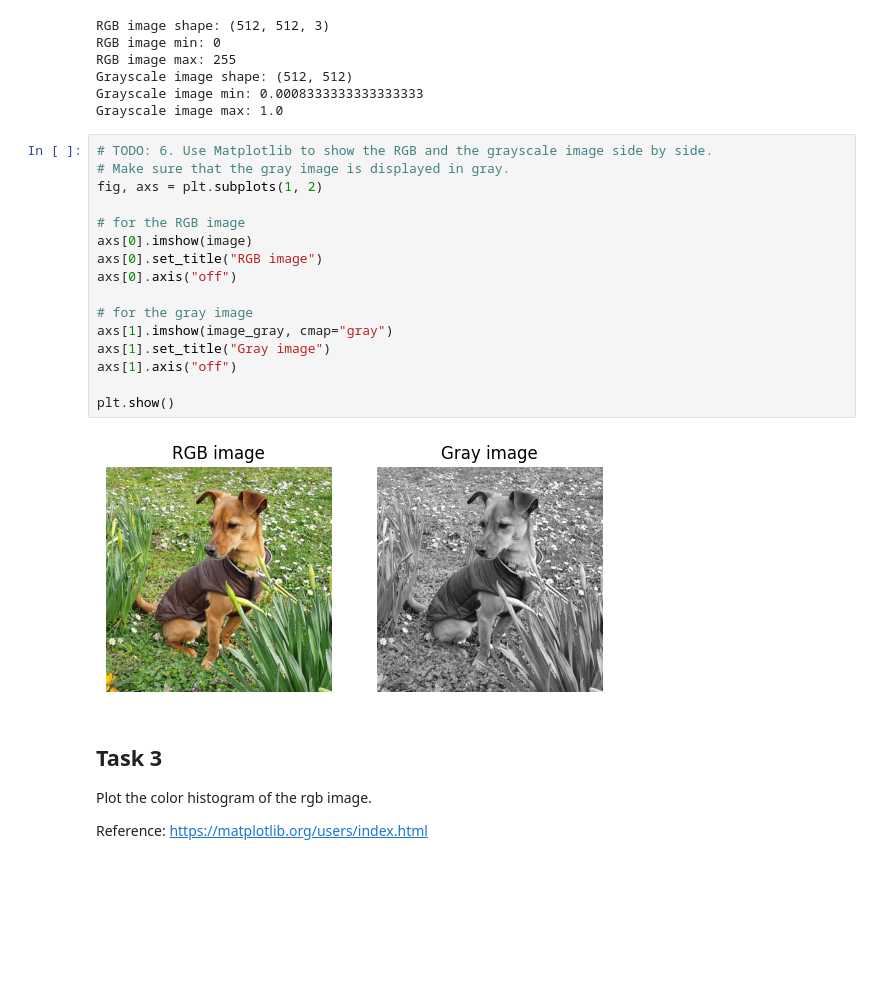
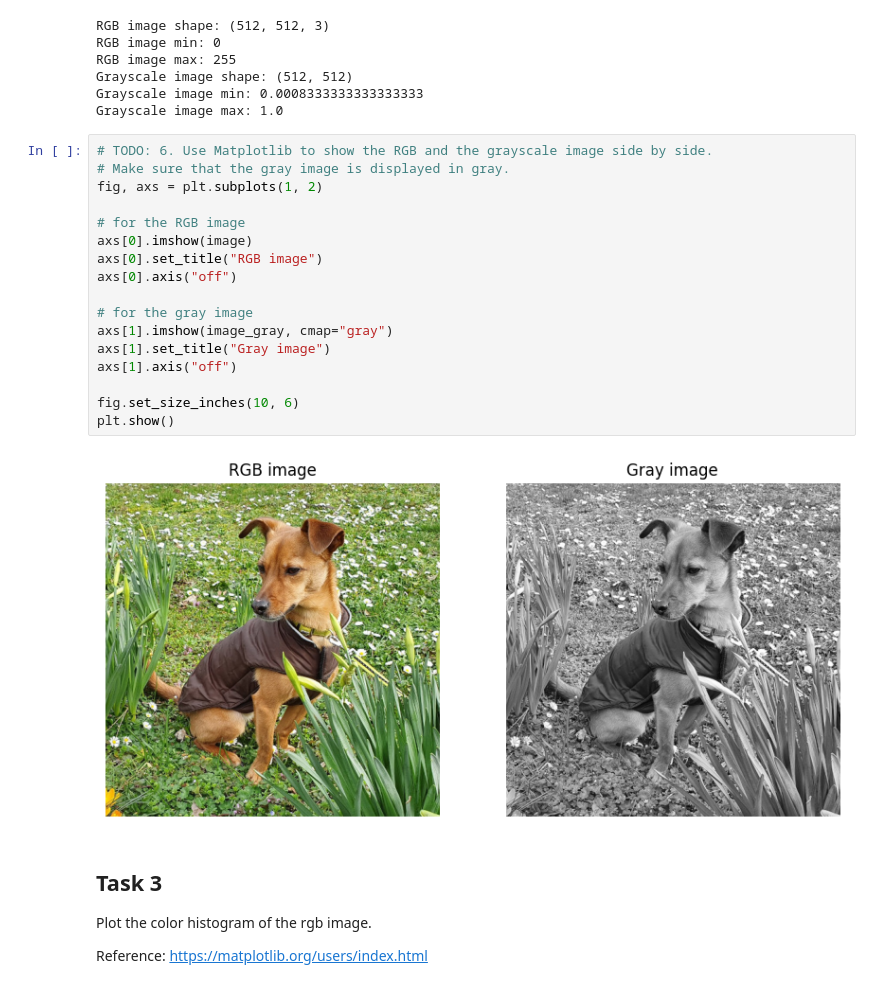
Before and after one commit to binyamolango/3dcv-students, a Jupyter notebook: 1.0-tl-scientific-python.ipynb, the cells around one changed output. Cells and saved outputs as stored; diff of their text form; blank space fills up the shorter version.

```diff
--- a/1.0-tl-scientific-python.ipynb
+++ b/1.0-tl-scientific-python.ipynb
@@ -155,21 +155,22 @@ Grayscale image max: 1.0
 # %%
 # TODO: 6. Use Matplotlib to show the RGB and the grayscale image side by side.
 # Make sure that the gray image is displayed in gray.
 fig, axs = plt.subplots(1, 2)
 
 # for the RGB image
 axs[0].imshow(image)
 axs[0].set_title("RGB image")
 axs[0].axis("off")
 
 # for the gray image
 axs[1].imshow(image_gray, cmap="gray")
 axs[1].set_title("Gray image")
 axs[1].axis("off")
 
+fig.set_size_inches(10, 6)
 plt.show()
 # %% [output]
-[figure, old version]
+[figure, new version]
 # %% [markdown]
 ## Task 3
 
```
Also changed, not shown: parts of 1 cell of this notebook.
